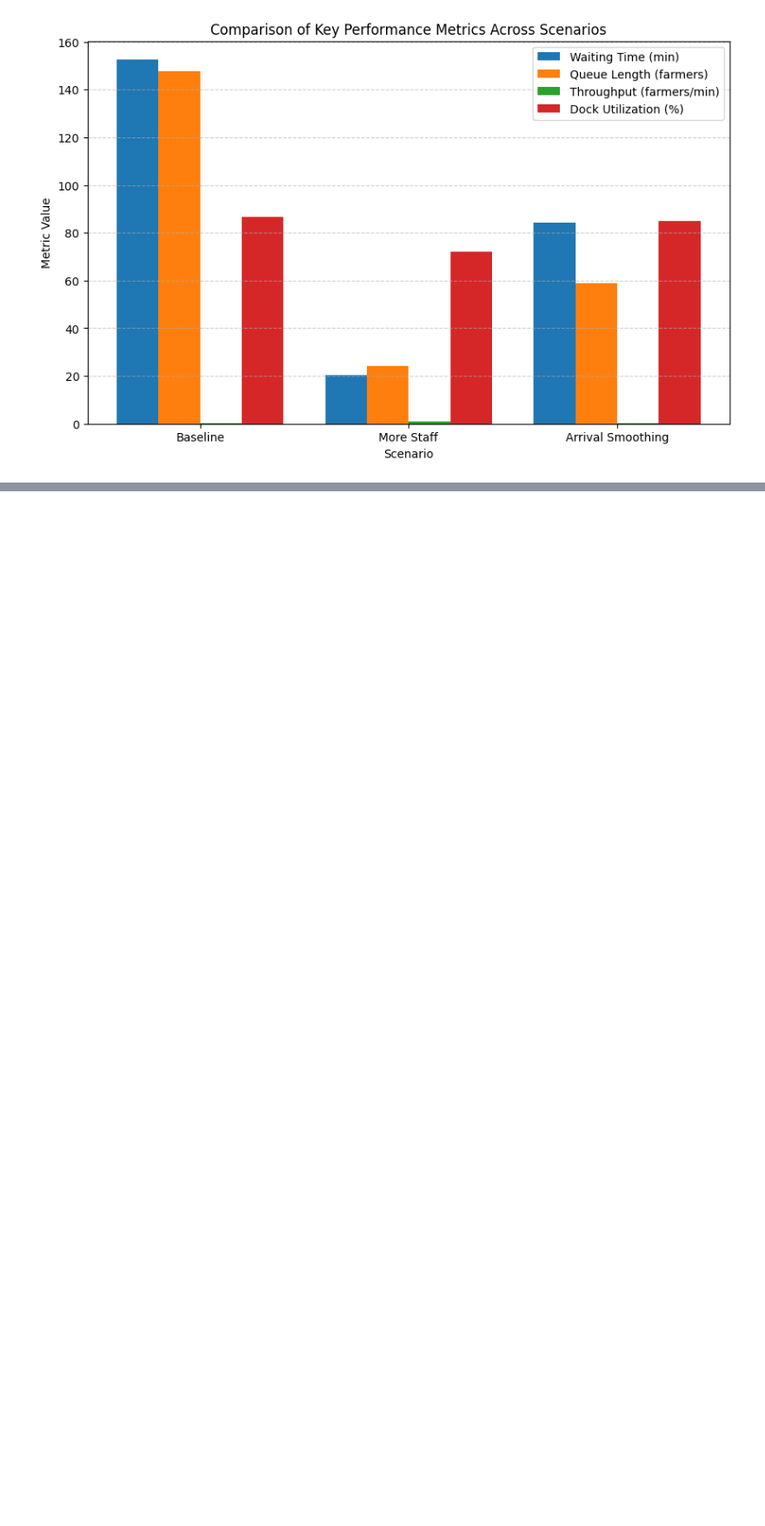
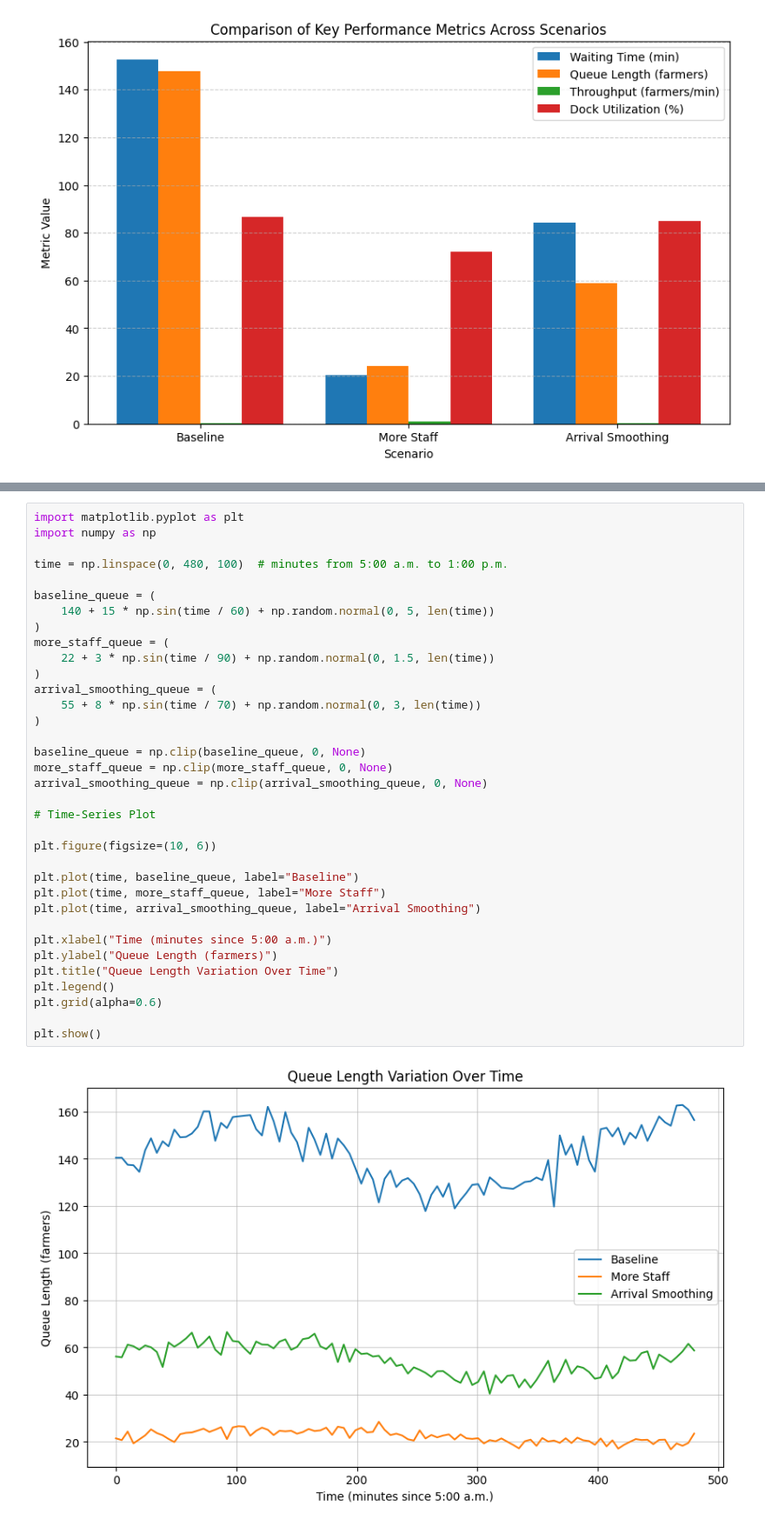
Before and after one commit to mpggekweerasinghe/minipro-PM, a Jupyter notebook: Visualization.ipynb, the cells around one changed output, grey strips where cells are left out. Shown: that part at 87% size. Drawn from its saved outputs; the diff is of its cells as text; blank space fills up the shorter version.

```diff
--- a/Visualization.ipynb
+++ b/Visualization.ipynb
@@ -31,0 +58,37 @@ plt.show()
+# %%
+import matplotlib.pyplot as plt
+import numpy as np
+
+time = np.linspace(0, 480, 100)  # minutes from 5:00 a.m. to 1:00 p.m.
+
+baseline_queue = (
+    140 + 15 * np.sin(time / 60) + np.random.normal(0, 5, len(time))
+)
+more_staff_queue = (
+    22 + 3 * np.sin(time / 90) + np.random.normal(0, 1.5, len(time))
+)
+arrival_smoothing_queue = (
+    55 + 8 * np.sin(time / 70) + np.random.normal(0, 3, len(time))
+)
+
+baseline_queue = np.clip(baseline_queue, 0, None)
+more_staff_queue = np.clip(more_staff_queue, 0, None)
+arrival_smoothing_queue = np.clip(arrival_smoothing_queue, 0, None)
+
+# Time-Series Plot
+
+plt.figure(figsize=(10, 6))
+
+plt.plot(time, baseline_queue, label="Baseline")
+plt.plot(time, more_staff_queue, label="More Staff")
+plt.plot(time, arrival_smoothing_queue, label="Arrival Smoothing")
+
+plt.xlabel("Time (minutes since 5:00 a.m.)")
+plt.ylabel("Queue Length (farmers)")
+plt.title("Queue Length Variation Over Time")
+plt.legend()
+plt.grid(alpha=0.6)
+
+plt.show()
+# %% [output]
+[figure, added]
```
Also changed, not shown: parts of 2 cells of this notebook.
